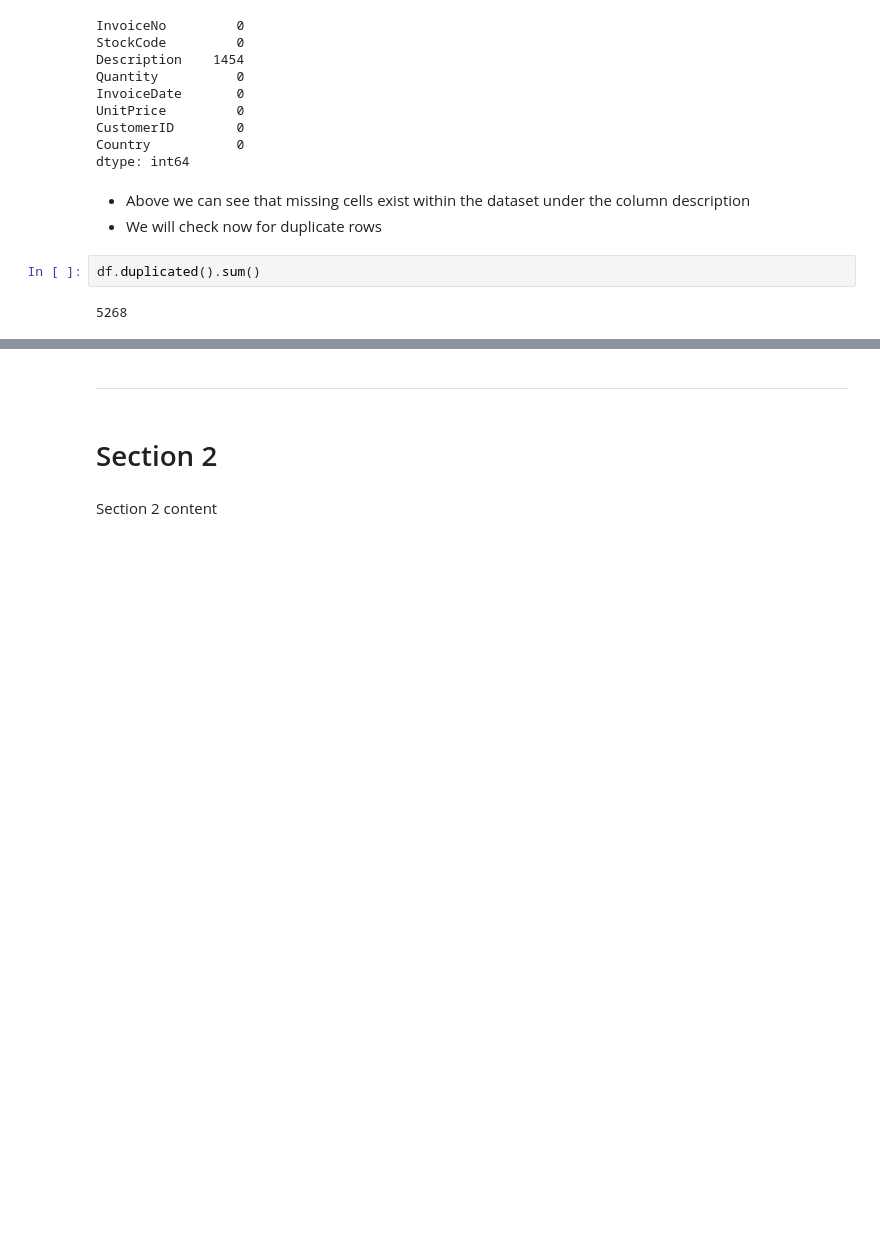
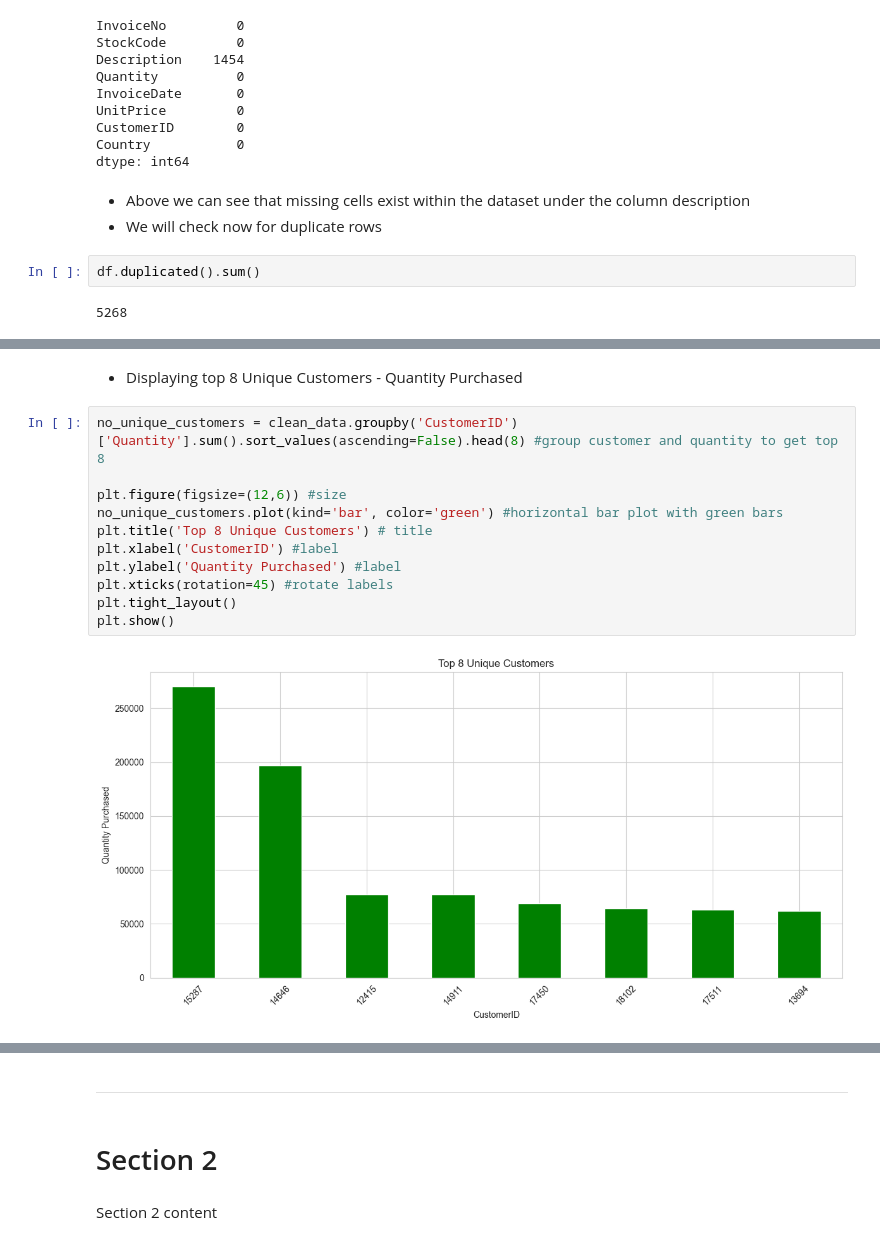
Before and after one commit to mobess12/Hackathon1, a Jupyter notebook: jupyter_notebooks/ETL.ipynb, the cells around one changed output, grey strips where cells are left out. Drawn from its saved outputs; the diff is of its cells as text; blank space fills up the shorter version.

```diff
--- a/jupyter_notebooks/ETL.ipynb
+++ b/jupyter_notebooks/ETL.ipynb
@@ -110,0 +257,15 @@ df.duplicated().sum()
+# %% [markdown]
+* Displaying top 8 Unique Customers - Quantity Purchased
+# %%
+no_unique_customers = clean_data.groupby('CustomerID')['Quantity'].sum().sort_values(ascending=False).head(8) #group customer and quantity to get top 8
+
+plt.figure(figsize=(12,6)) #size
+no_unique_customers.plot(kind='bar', color='green') #horizontal bar plot with green bars
+plt.title('Top 8 Unique Customers') # title
+plt.xlabel('CustomerID') #label
+plt.ylabel('Quantity Purchased') #label
+plt.xticks(rotation=45) #rotate labels
+plt.tight_layout()
+plt.show()
+# %% [output]
+[figure, added]
```
Also changed, not shown: parts of 21 cells of this notebook, 2 other files.
